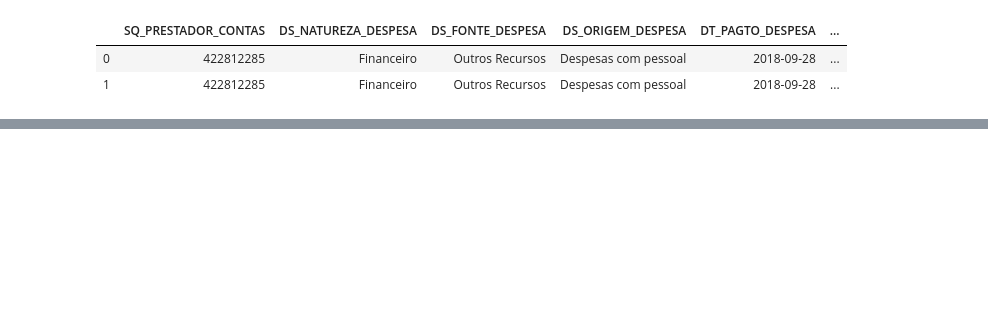
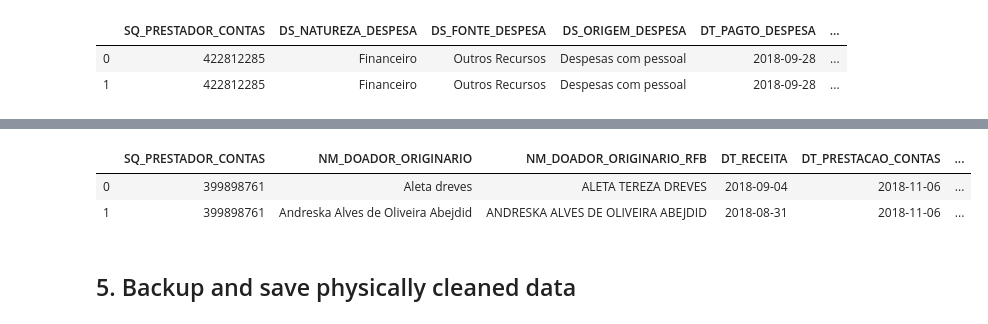
Before and after one commit to gguillaux/brazil_elections_2018, a Jupyter notebook: ETL.ipynb, the cells around one changed output, grey strips where cells are left out. Drawn from its saved outputs; the diff is of its cells as text; code cells hidden in the pictures; blank space fills up the shorter version.

```diff
--- a/ETL.ipynb
+++ b/ETL.ipynb
@@ -182,0 +190,14 @@ settl_ex.head(2)
+# %%
+# CLEAN REVENUE DATA
+dff.head(2).T.sort_index()
+cols = ['SQ_PRESTADOR_CONTAS', 'NM_DOADOR_ORIGINARIO', 'NM_DOADOR_ORIGINARIO_RFB', 'DT_RECEITA', 'DT_PRESTACAO_CONTAS', 'TP_PRESTACAO_CONTAS', 'DS_RECEITA', 'VR_RECEITA']
+other_rev = dff[cols]
+other_rev.loc[ : , 'DT_RECEITA'] = pd.to_datetime(other_rev.loc[ : , 'DT_RECEITA'], format='%d/%m/%Y')
+other_rev.loc[ : , 'DT_PRESTACAO_CONTAS'] = pd.to_datetime(other_rev.loc[ : , 'DT_PRESTACAO_CONTAS'], format='%d/%m/%Y')
+other_rev.head(2)
+# %% [output]
+|  | SQ_PRESTADOR_CONTAS | NM_DOADOR_ORIGINARIO | NM_DOADOR_ORIGINARIO_RFB | DT_RECEITA | DT_PRESTACAO_CONTAS | ... |
+| 0 | 399898761 | Aleta dreves | ALETA TEREZA DREVES | 2018-09-04 | 2018-11-06 | ... |
+| 1 | 399898761 | Andreska Alves de Oliveira Abejdid | ANDRESKA ALVES DE OLIVEIRA ABEJDID | 2018-08-31 | 2018-11-06 | ... |
+# %% [markdown]
+## 5. Backup and save physically cleaned data
```
Also changed, not shown: parts of 4 cells of this notebook, 2 other files.
